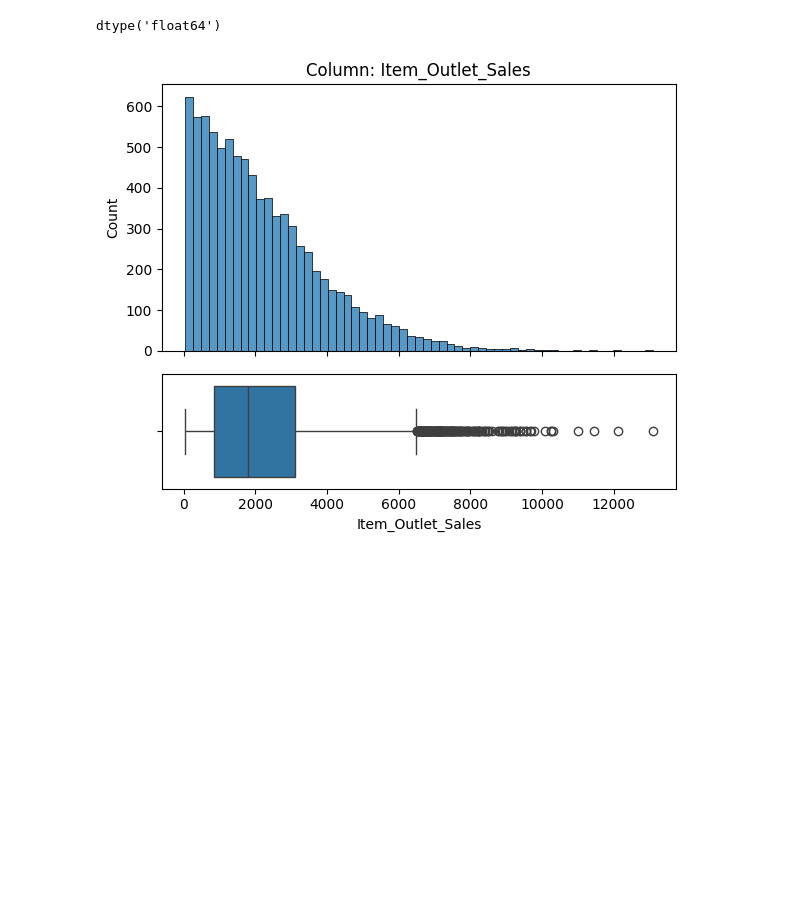
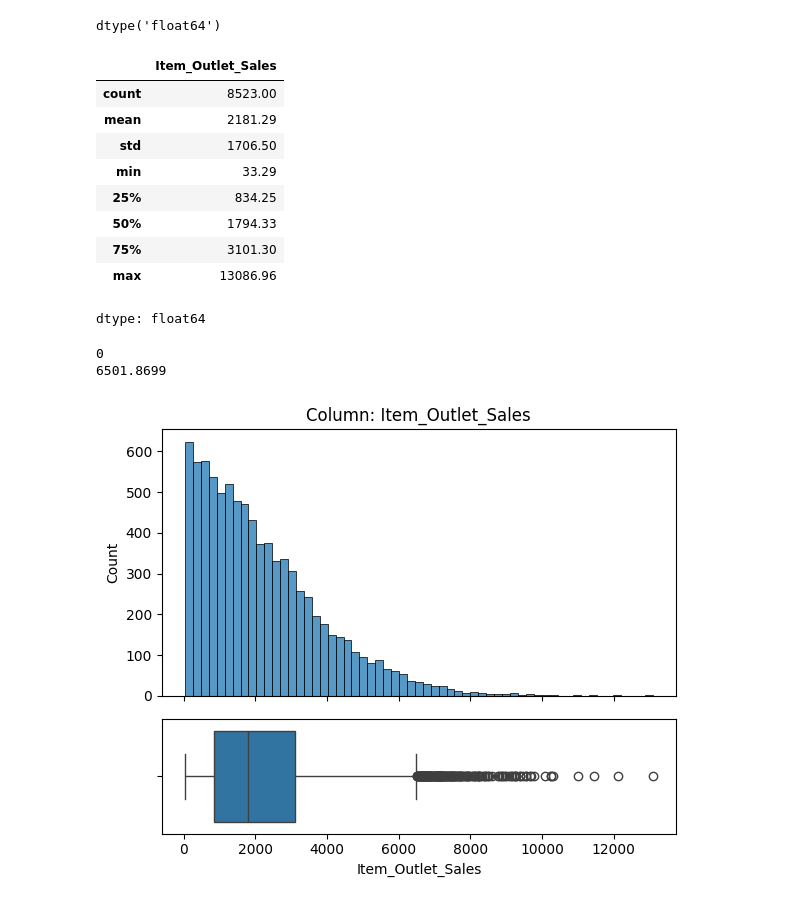
Before and after one commit to ali94an/Prediction-of-Product-Sales, a Jupyter notebook: Prediction_of_Product_Sales.ipynb, the cells around one changed output. Saved outputs shown, nothing was run; the diff lists cells and outputs as text; code cells hidden in the pictures; blank space fills up the shorter version.

```diff
--- a/Prediction_of_Product_Sales.ipynb
+++ b/Prediction_of_Product_Sales.ipynb
@@ -914,6 +928,30 @@ plot_categorical_vs_target(df,'Outlet_Type');
 df['Item_Outlet_Sales'].dtype
 # %% [output]
 dtype('float64')
+# %%
+df['Item_Outlet_Sales'].describe().round(2)
+# %% [output]
+|  | Item_Outlet_Sales |
+| count | 8523.00 |
+| mean | 2181.29 |
+| std | 1706.50 |
+| min | 33.29 |
+| 25% | 834.25 |
+| 50% | 1794.33 |
+| 75% | 3101.30 |
+| max | 13086.96 |
+dtype: float64
+# %%
+q1 = df['Item_Outlet_Sales'].quantile(0.25)
+q3 = df['Item_Outlet_Sales'].quantile(0.75)
+iqr = q3 - q1
+lower_bound = max(0,q1 - 1.5 * iqr)
+upper_bound = q3 + 1.5 * iqr
+print(lower_bound)
+print(upper_bound)
+# %% [output]
+0
+6501.8699
 # %%
 explore_numeric(df,x='Item_Outlet_Sales')
 # %% [output]
```
Also changed, not shown: parts of 42 cells of this notebook.
